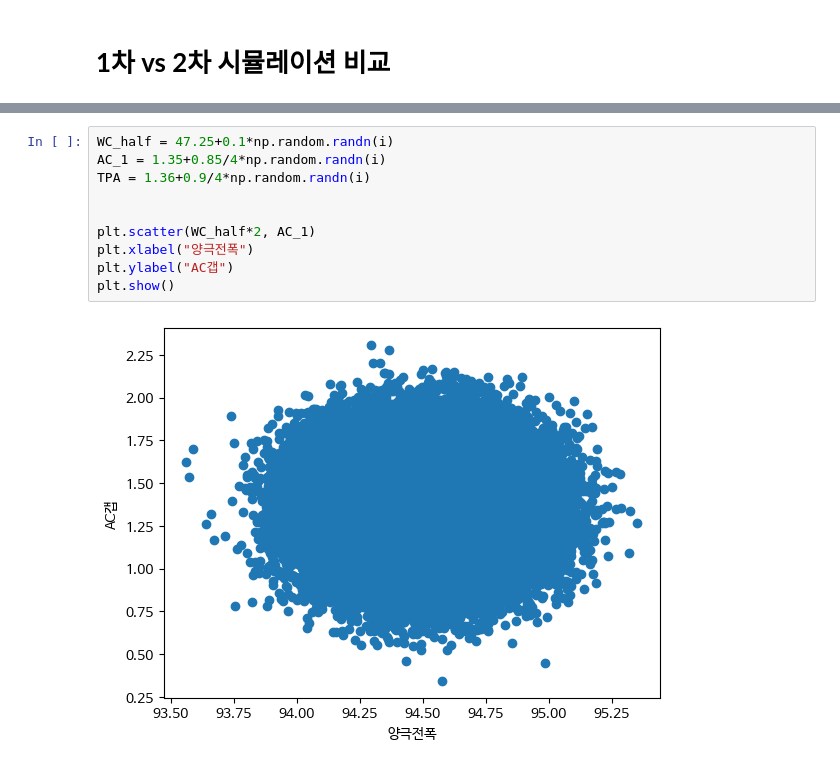
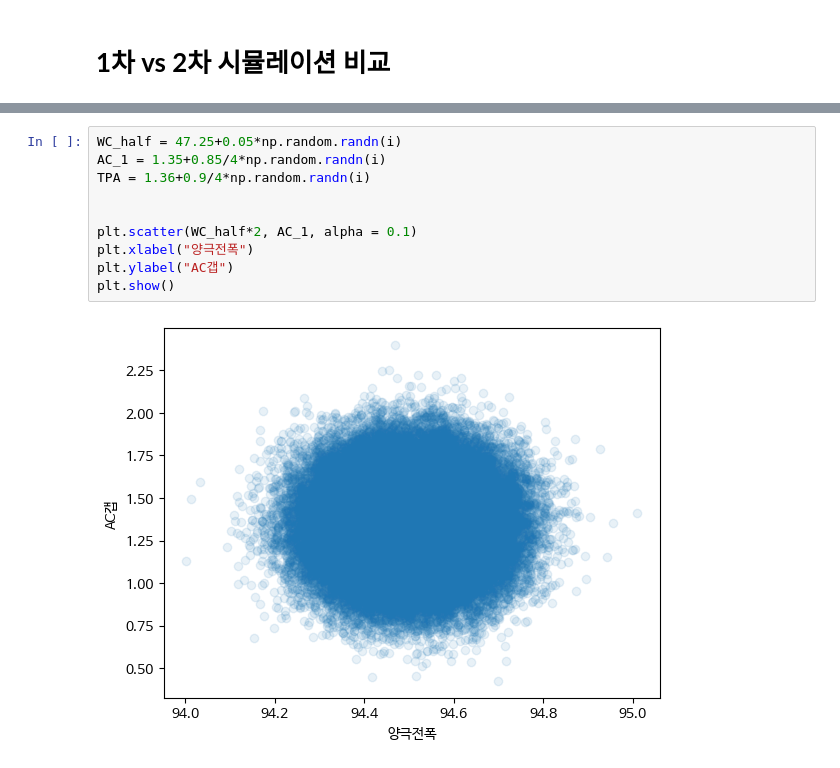
Before and after one commit to mkmin1245/study, a Jupyter notebook: 스택셀탭폭시뮬레이션_최종.ipynb, the cells around one changed output, grey strips where cells are left out. Drawn from its saved outputs; the diff is of its cells as text.

```diff
--- a/스택셀탭폭시뮬레이션_최종.ipynb
+++ b/스택셀탭폭시뮬레이션_최종.ipynb
@@ -235,12 +229,12 @@ plt.show()
 # %%
-WC_half = 47.25+0.1*np.random.randn(i)
+WC_half = 47.25+0.05*np.random.randn(i)
 AC_1 = 1.35+0.85/4*np.random.randn(i)
 TPA = 1.36+0.9/4*np.random.randn(i)
 
 
-plt.scatter(WC_half*2, AC_1)
+plt.scatter(WC_half*2, AC_1, alpha = 0.1)
 plt.xlabel("양극전폭")
 plt.ylabel("AC갭")
 plt.show()
 # %% [output]
-[figure, old version]
+[figure, new version]
```
Also changed, not shown: parts of 7 cells of this notebook.
